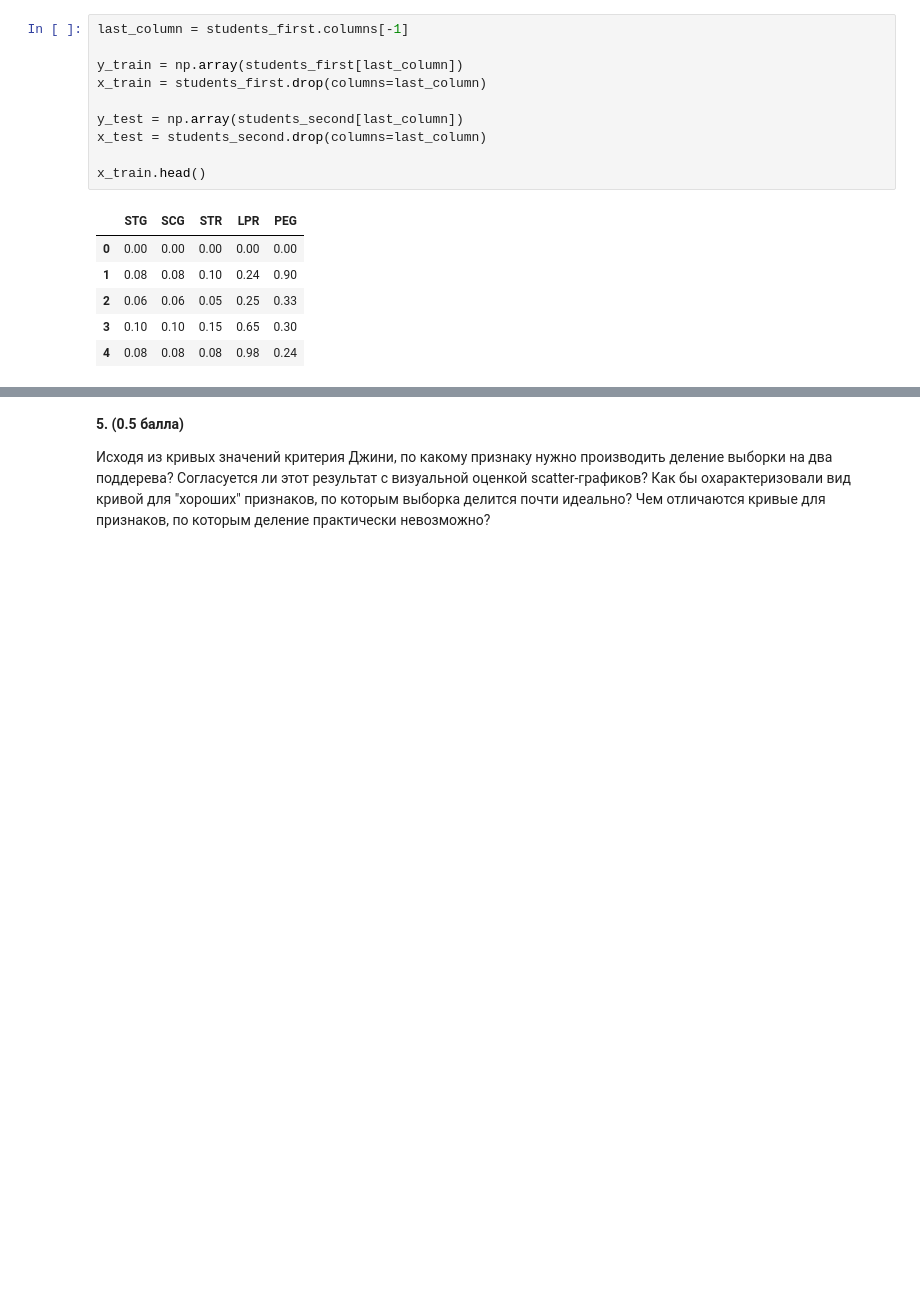
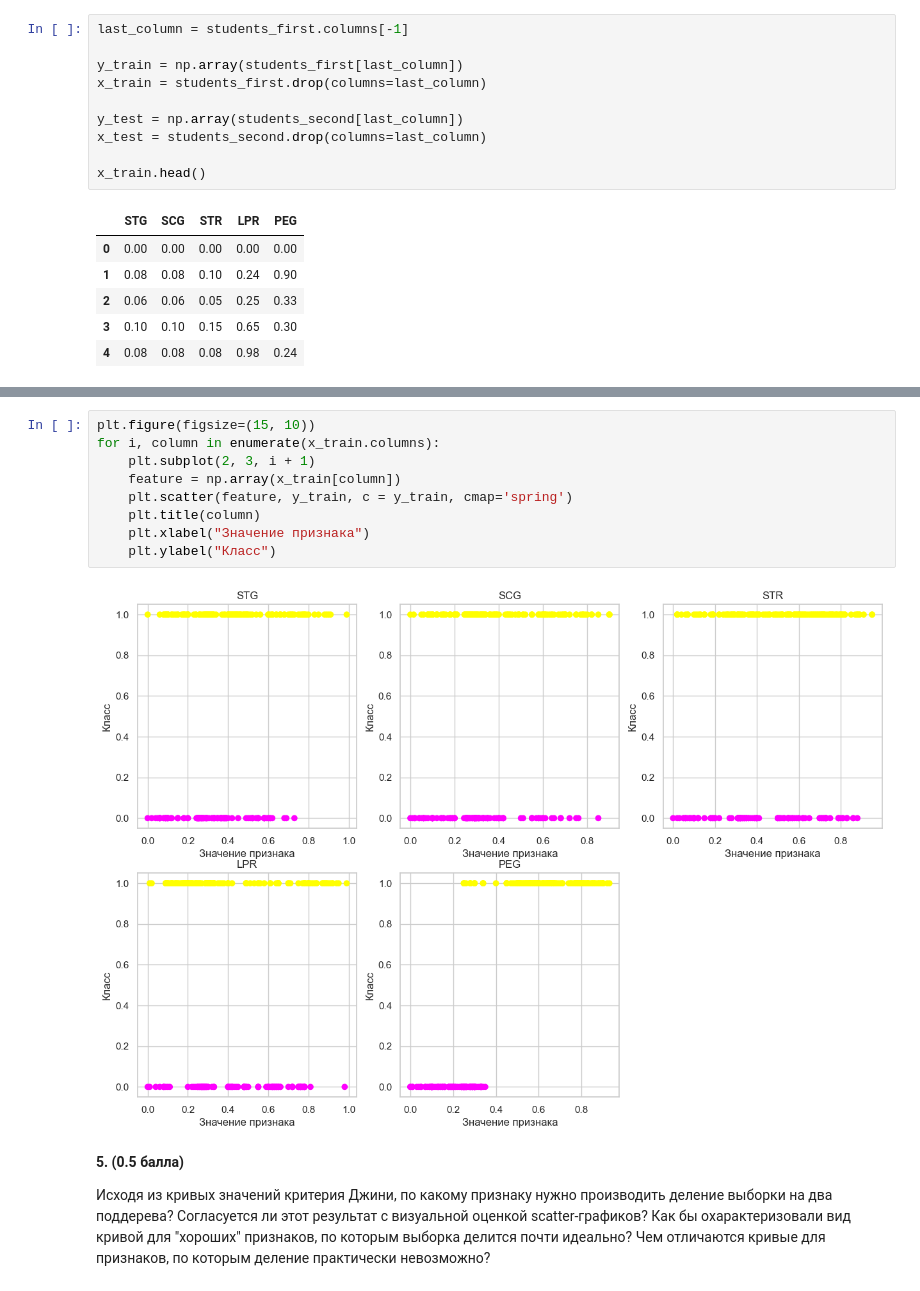
Before and after one commit to WhatislovePerm/MachineLearning2023, a Jupyter notebook: homework5/homework-practice-05-Decision_tree.ipynb, the cells around one changed output, grey strips where cells are left out. Cells and saved outputs as stored; diff of their text form; blank space fills up the shorter version.

```diff
--- a/homework5/homework-practice-05-Decision_tree.ipynb
+++ b/homework5/homework-practice-05-Decision_tree.ipynb
@@ -342,3 +358,14 @@ TypeError: cannot unpack non-iterable NoneType object
+# %%
+plt.figure(figsize=(15, 10))
+for i, column in enumerate(x_train.columns):
+    plt.subplot(2, 3, i + 1)
+    feature = np.array(x_train[column])
+    plt.scatter(feature, y_train, c = y_train, cmap='spring')
+    plt.title(column)
+    plt.xlabel("Значение признака")
+    plt.ylabel("Класс")
+# %% [output]
+[figure, added]
 # %% [markdown]
 __5. (0.5 балла)__
 
```
Also changed, not shown: parts of 18 cells of this notebook.
